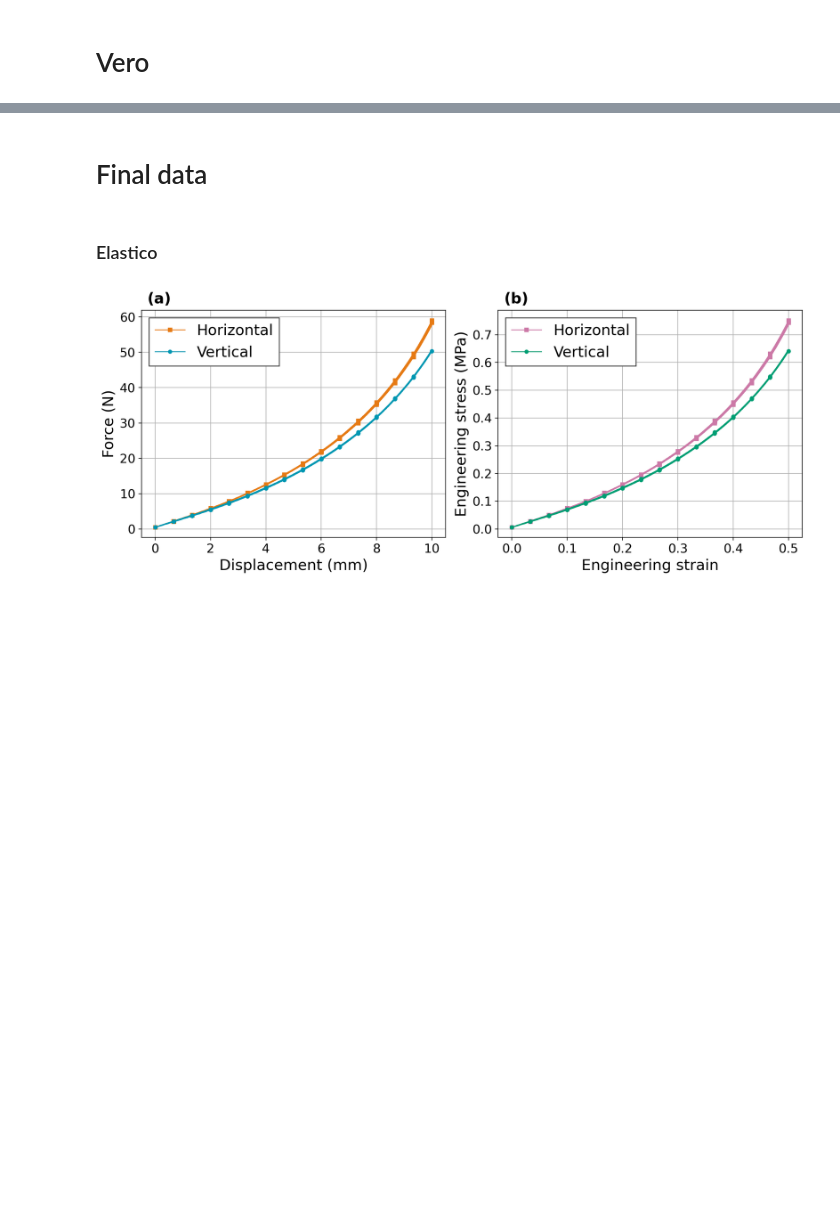
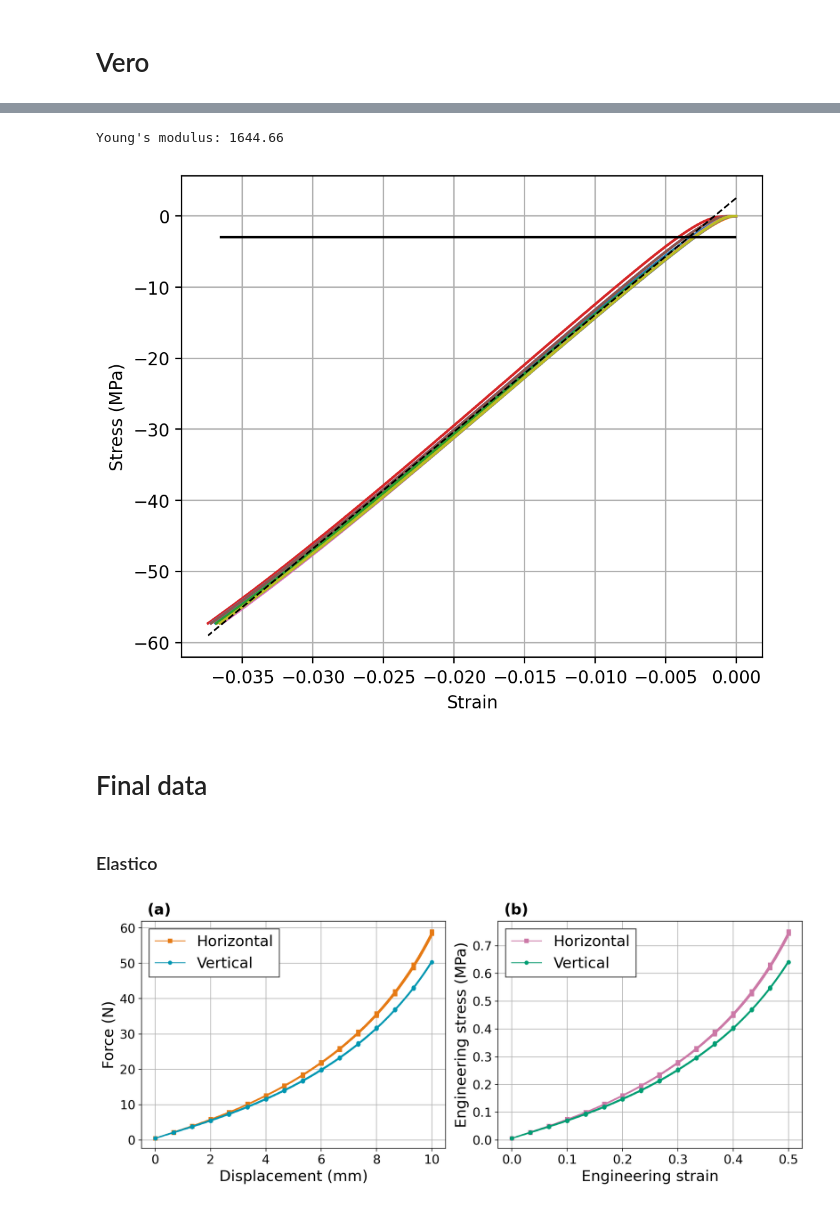
Before and after one commit to MattyOram/phd, a Jupyter notebook: WorkPackages/TMCJ-Contact/Experimental/notebooks/Experiments/cylinders/cylinders1.ipynb, the cells around one changed output, grey strips where cells are left out. Saved outputs shown, nothing was run; the diff lists cells and outputs as text; code cells hidden in the pictures; blank space fills up the shorter version.

```diff
--- a/WorkPackages/TMCJ-Contact/Experimental/notebooks/Experiments/cylinders/cylinders1.ipynb
+++ b/WorkPackages/TMCJ-Contact/Experimental/notebooks/Experiments/cylinders/cylinders1.ipynb
@@ -51,3 +144,56 @@ Text(0, 0.5, 'Force (kN)')
+# %%
+from scipy.stats import linregress
+
+max_stress = -3
+mask = df['stress'] < max_stress
+X = df['strain'].values[mask]
+Y = df['stress'].values[mask]
+n = len(df)
+
+result = linregress(X, Y)
+
+slope = result.slope # Young's modulus
+print(f"Young's modulus: {slope:.2f}")
+intercept = result.intercept
+rvalue = result.rvalue
+pvalue = result.pvalue
+stderr = result.stderr
+
+y = slope*X + intercept
+rmse =np.sqrt( np.sum((Y - y)**2) / n )
+r2 = 1 - np.sum((Y - y)**2) / np.sum(Y**2)
+
+
+
+# move intercept to (0, 0)
+y0 = slope*X
+rmse0 = np.sqrt(np.sum((Y - y0)**2) / n )
+r20 = 1 - np.sum((Y - y0)**2) / np.sum(Y**2)
+
+
+# New test #
+
+nrows, ncols = 1, 1
+fig, ax = plt.subplots(nrows, ncols, figsize=(6*ncols, 5*nrows), dpi=200)
+
+for name in df['name'].unique():
+    sub_df = df[df['name'] == name]
+    ax.plot(sub_df['strain'], sub_df['stress'])
+
+xs = np.linspace(0, df['strain'].min(), 500)
+ys = slope*xs + intercept
+ax.plot(xs, ys, 'black', linestyle='--', linewidth=1)
+#ax.plot(X, y0, 'black', '--', linewidth=1)
+
+ax.hlines(max_stress, data['strain'].min(), 0, 'black')
+
+ax.set_xlabel('Strain')
+ax.set_ylabel('Stress (MPa)')
+ax.grid()
+plt.show()
+# %% [output]
+Young's modulus: 1644.66
+[figure, added]
 # %% [markdown]
 # Final data
 # %% [markdown]
```
Also changed, not shown: parts of 4 cells of this notebook.
